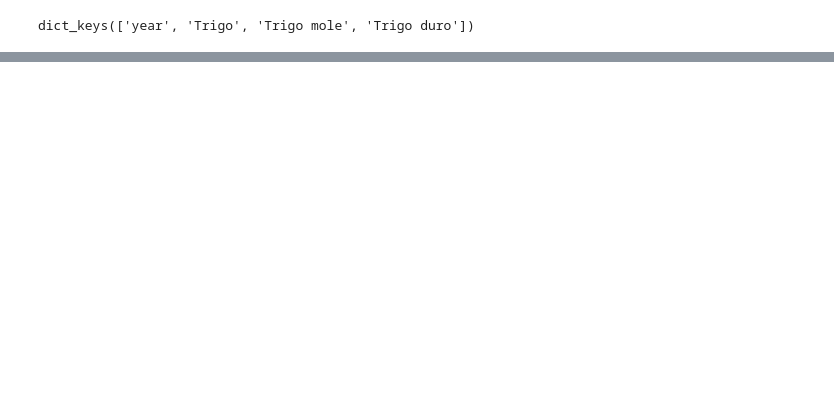
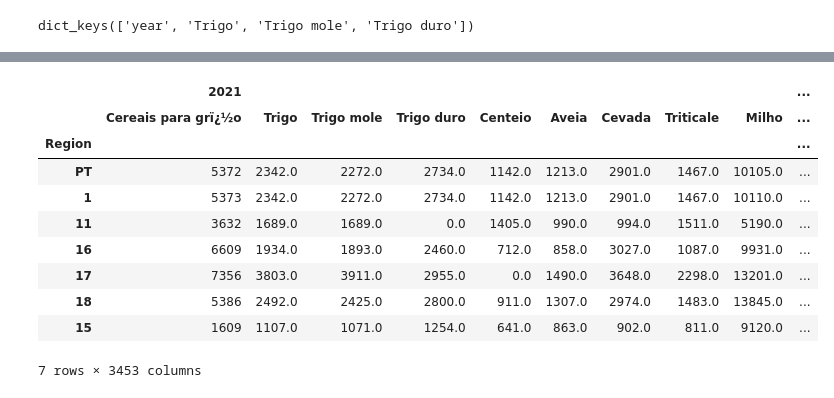
Before and after one commit to JoaoAnt42/Course, a Jupyter notebook: Data Scientist Fundamentals/ProductionLoader.ipynb, the cells around one changed output, grey strips where cells are left out. Saved outputs shown, nothing was run; the diff lists cells and outputs as text; code cells hidden in the pictures; blank space fills up the shorter version.

```diff
--- a/Data Scientist Fundamentals/ProductionLoader.ipynb
+++ b/Data Scientist Fundamentals/ProductionLoader.ipynb
@@ -325,0 +327,27 @@ plt.show()
+# %%
+excel_list = [11, 132, 320, 571, 554]
+code_list = [11, 16, 17, 18, 15]
+# %%
+def add_extra_col(type_data, k):
+    for k2, excel_code in enumerate(excel_list):
+        code = code_list[k2]
+        meteo2 = pd.read_excel(f"./Dossier/Labs/Data/IPMA/{excel_code}-tx-tn-prec.xlsx", sheet_name=(k+1))
+        meteo2.dropna(axis=0, how='any', inplace=True)
+        meteo2 = meteo2[meteo2.year > 1986]
+        meteo2.set_index("year", inplace=True)
+        meteo2.index.names = ['Region']
+        data_prec = meteo2.transpose().describe()
+        indexNamesArr = data_prec.index.values
+        indexNamesArr[1] = code
+        for k_name in indexNamesArr:
+            if k_name != code:
+                data_prec.drop(index=k_name, inplace=True)
+
+        years_list = data_prec.keys()
+        years_list
+        header = [years_list,[type_data]*len(years_list)]
+        data_prec.columns=header
+        data_f = data_prec if k2 == 0 else pd.concat([data_f, data_prec])
+    return data_f
+# %%
+ipma = {type_data: add_extra_col(type_data, k) for k, type_data in enumerate(["Tmin", "Tmax", "Prec"])}
@@ -325,0 +386,15 @@ plt.show()
+# %%
+data_final = data.join(ipma["Tmin"])
+data_final
+# %% [output]
+|  | 2021 |  |  |  |  |  |  |  |  | ... |
+|  | Cereais para grï¿½o | Trigo | Trigo mole | Trigo duro | Centeio | Aveia | Cevada | Triticale | Milho | ... |
+| Region |  |  |  |  |  |  |  |  |  | ... |
+| PT | 5372 | 2342.0 | 2272.0 | 2734.0 | 1142.0 | 1213.0 | 2901.0 | 1467.0 | 10105.0 | ... |
+| 1 | 5373 | 2342.0 | 2272.0 | 2734.0 | 1142.0 | 1213.0 | 2901.0 | 1467.0 | 10110.0 | ... |
+| 11 | 3632 | 1689.0 | 1689.0 | 0.0 | 1405.0 | 990.0 | 994.0 | 1511.0 | 5190.0 | ... |
+| 16 | 6609 | 1934.0 | 1893.0 | 2460.0 | 712.0 | 858.0 | 3027.0 | 1087.0 | 9931.0 | ... |
+| 17 | 7356 | 3803.0 | 3911.0 | 2955.0 | 0.0 | 1490.0 | 3648.0 | 2298.0 | 13201.0 | ... |
+| 18 | 5386 | 2492.0 | 2425.0 | 2800.0 | 911.0 | 1307.0 | 2974.0 | 1483.0 | 13845.0 | ... |
+| 15 | 1609 | 1107.0 | 1071.0 | 1254.0 | 641.0 | 863.0 | 902.0 | 811.0 | 9120.0 | ... |
+7 rows × 3453 columns
```
Also changed, not shown: parts of 15 cells of this notebook, 8 other files.
